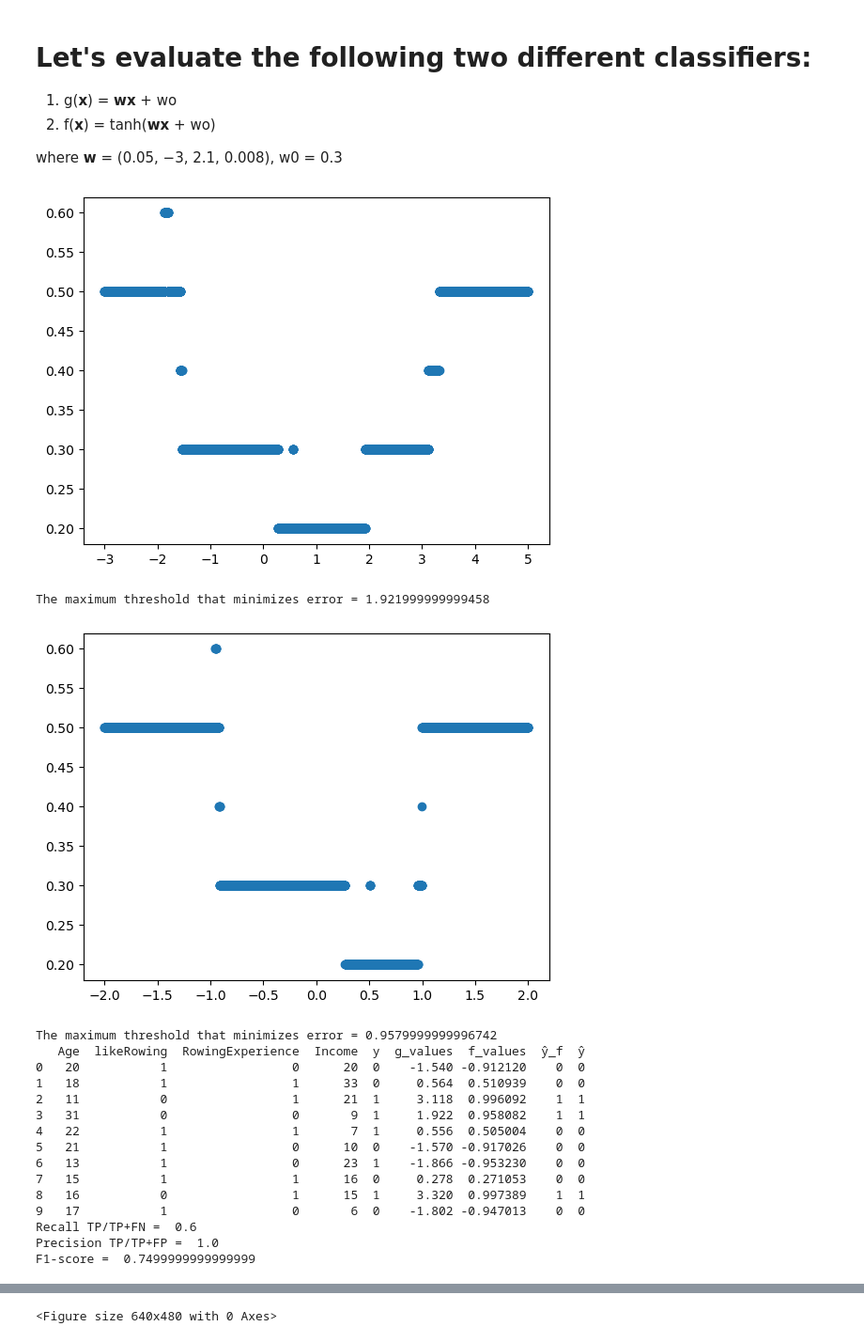
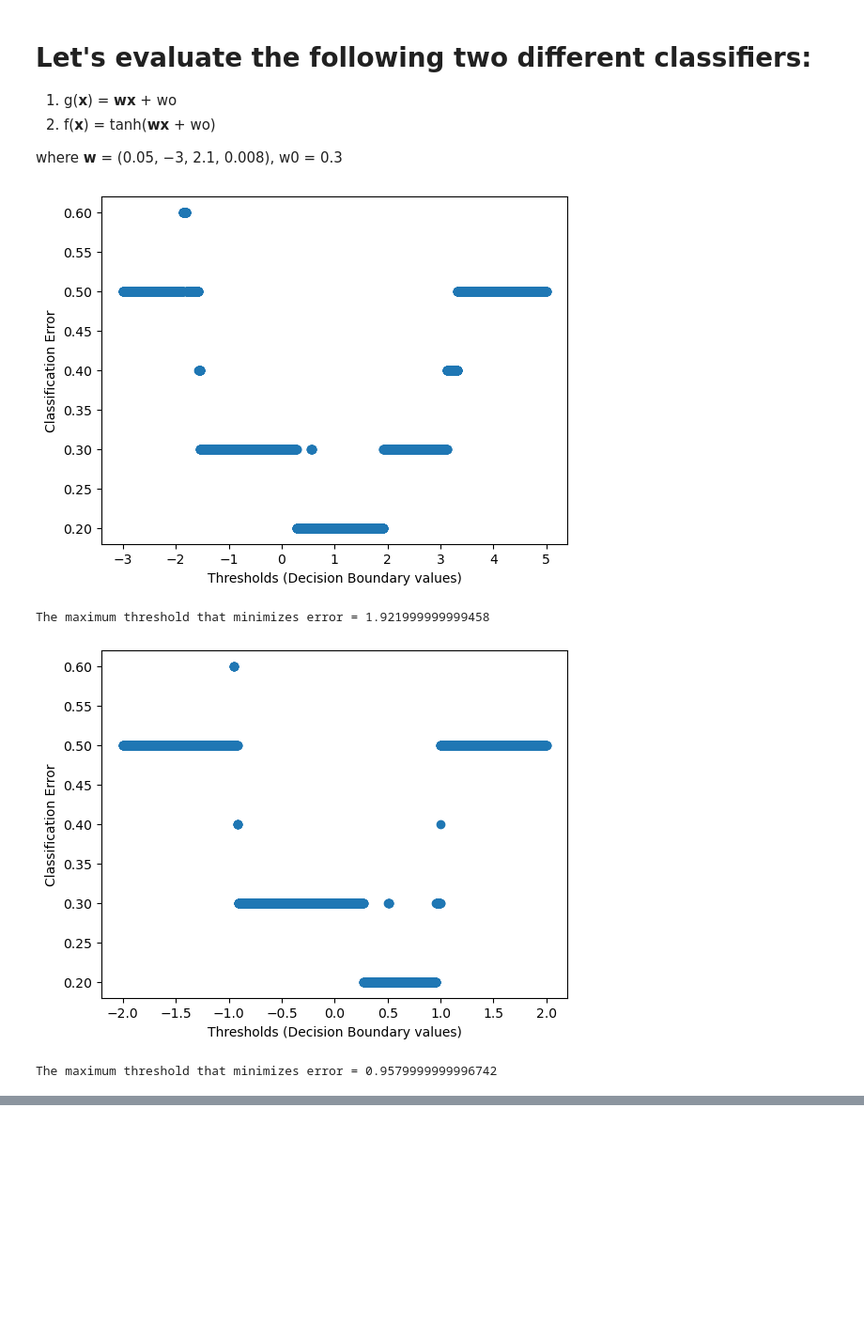
Before and after one commit to rfernandesdealbuquerque/classifiers-and-metrics, a Jupyter notebook: classifiers-metrics.ipynb, the cells around one changed output, grey strips where cells are left out. Shown: that part at 94% size. Saved outputs shown, nothing was run; the diff lists cells and outputs as text; code cells hidden in the pictures; blank space fills up the shorter version.

```diff
--- a/classifiers-metrics.ipynb
+++ b/classifiers-metrics.ipynb
@@ -106,63 +113,30 @@ def plot_roc(thresholds, df, vals_col_name):
 # %%
 #Calculating values for both g and f classifiers
 admission_df['g_values'] = admission_df.iloc[:, :4].apply(g, axis=1)
 admission_df['f_values'] = admission_df.iloc[:, :4].apply(f, axis=1)
 
 #Calculating threshold for g and f classifiers
 thresholds_g, errors_g = compute_error(np.min(admission_df['g_values']), np.max(admission_df['g_values']), 'g_values')
 
 plt.scatter(thresholds_g, errors_g)
+plt.xlabel('Thresholds (Decision Boundary values)')
+plt.ylabel('Classification Error')
 plt.show()
 
 min_error_max_threshold = find_min_threshold(thresholds_g, errors_g)
 print(f'The maximum threshold that minimizes error = {min_error_max_threshold}')
 
 thresholds_f, errors_f = compute_error(np.min(admission_df['f_values']), np.max(admission_df['f_values']), 'f_values')
 
 plt.scatter(thresholds_f, errors_f)
+plt.xlabel('Thresholds (Decision Boundary values)')
+plt.ylabel('Classification Error')
 plt.show()
 
 min_error_max_threshold = find_min_threshold(thresholds_f, errors_f)
 print(f'The maximum threshold that minimizes error = {min_error_max_threshold}')
-
-#Computing some evaluation metrics for f classifier for min_error_max_threshold
-admission_df['ŷ'] = admission_df['f_values'].apply(classify, args=(min_error_max_threshold,))
-print(admission_df)
-
-conf_matrix, recall, precision, fpr, f1_score = create_conf_matrix(admission_df)
-
-print('Recall TP/TP+FN = ', recall)
-print('Precision TP/TP+FP = ', precision)
-print('F1-score = ', f1_score)
-
-classes = ['1', '0']
-
-figure, ax = plot_confusion_matrix(conf_mat = conf_matrix,
-                                   class_names = classes,
-                                   show_absolute = True,
-                                   show_normed = True,
-                                   colorbar = True)
-
-plt.show()
-
-plot_roc(thresholds_g, admission_df, 'g_values')
-plot_roc(thresholds_f, admission_df, 'f_values')
 # %% [output]
-[figure, old version]
+[figure, new version]
 The maximum threshold that minimizes error = 1.921999999999458
-[figure, old version]
+[figure, new version]
 The maximum threshold that minimizes error = 0.9579999999996742
-   Age  likeRowing  RowingExperience  Income  y  g_values  f_values  ŷ_f  ŷ
-0   20           1                 0      20  0    -1.540 -0.912120    0  0
-1   18           1                 1      33  0     0.564  0.510939    0  0
-2   11           0                 1      21  1     3.118  0.996092    1  1
-3   31           0                 0       9  1     1.922  0.958082    1  1
-4   22           1                 1       7  1     0.556  0.505004    0  0
-5   21           1                 0      10  0    -1.570 -0.917026    0  0
-6   13           1                 0      23  1    -1.866 -0.953230    0  0
-7   15           1                 1      16  0     0.278  0.271053    0  0
-8   16           0                 1      15  1     3.320  0.997389    1  1
-9   17           1                 0       6  0    -1.802 -0.947013    0  0
-Recall TP/TP+FN =  0.6
-Precision TP/TP+FP =  1.0
-F1-score =  0.7499999999999999
@@ -172 +142,0 @@ F1-score =  0.7499999999999999
-<Figure size 640x480 with 0 Axes>
```
Also changed, not shown: parts of 4 cells of this notebook.
